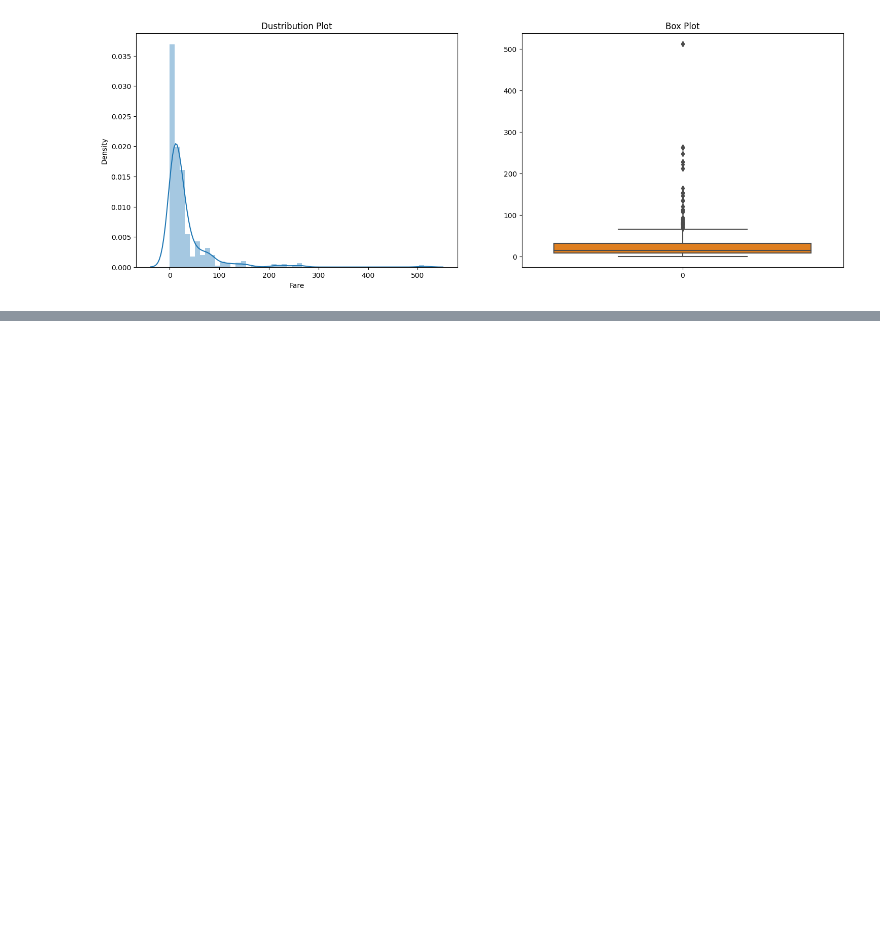
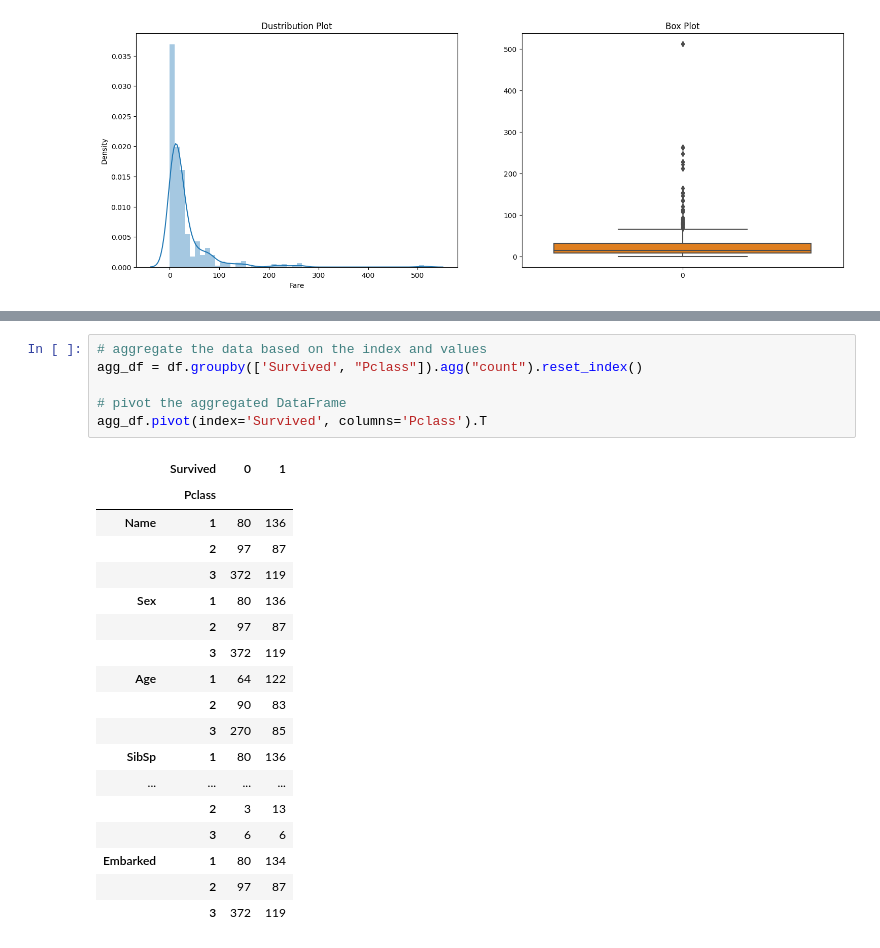
Before and after one commit to KhageshorGiri/Machine_Learning, a Jupyter notebook: Machine Learning/EDA/Titanic.ipynb, the cells around one changed output, grey strips where cells are left out. Drawn from its saved outputs; the diff is of its cells as text; blank space fills up the shorter version.

```diff
--- a/Machine Learning/EDA/Titanic.ipynb
+++ b/Machine Learning/EDA/Titanic.ipynb
@@ -191,0 +279,25 @@ for feature in numerical_features:
+# %%
+# aggregate the data based on the index and values
+agg_df = df.groupby(['Survived', "Pclass"]).agg("count").reset_index()
+
+# pivot the aggregated DataFrame
+agg_df.pivot(index='Survived', columns='Pclass').T
+# %% [output]
+|  | Survived | 0 | 1 |
+|  | Pclass |  |  |
+| Name | 1 | 80 | 136 |
+|  | 2 | 97 | 87 |
+|  | 3 | 372 | 119 |
+| Sex | 1 | 80 | 136 |
+|  | 2 | 97 | 87 |
+|  | 3 | 372 | 119 |
+| Age | 1 | 64 | 122 |
+|  | 2 | 90 | 83 |
+|  | 3 | 270 | 85 |
+| SibSp | 1 | 80 | 136 |
+| ... | ... | ... | ... |
+|  | 2 | 3 | 13 |
+|  | 3 | 6 | 6 |
+| Embarked | 1 | 80 | 134 |
+|  | 2 | 97 | 87 |
+|  | 3 | 372 | 119 |
```
Also changed, not shown: parts of 10 cells of this notebook.
